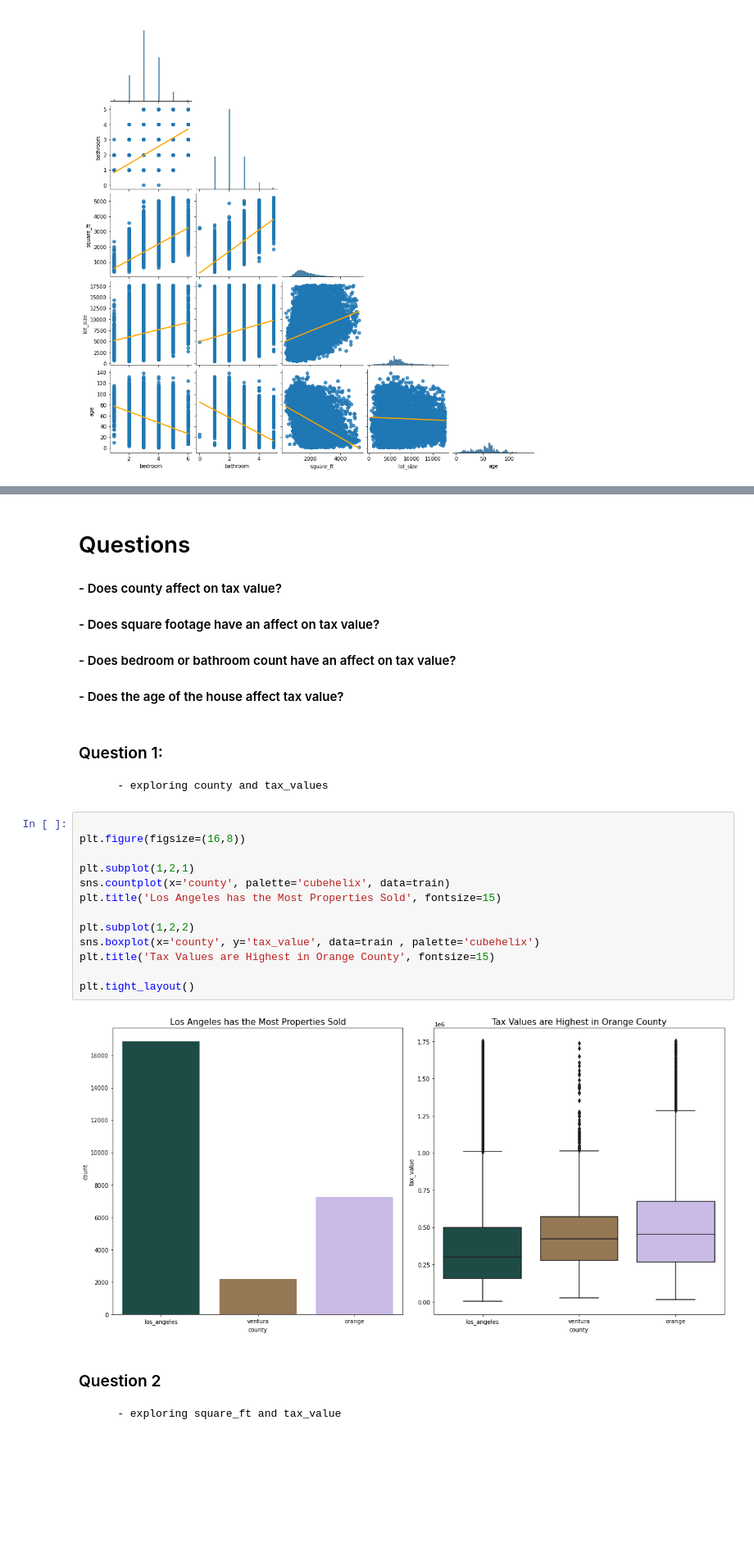
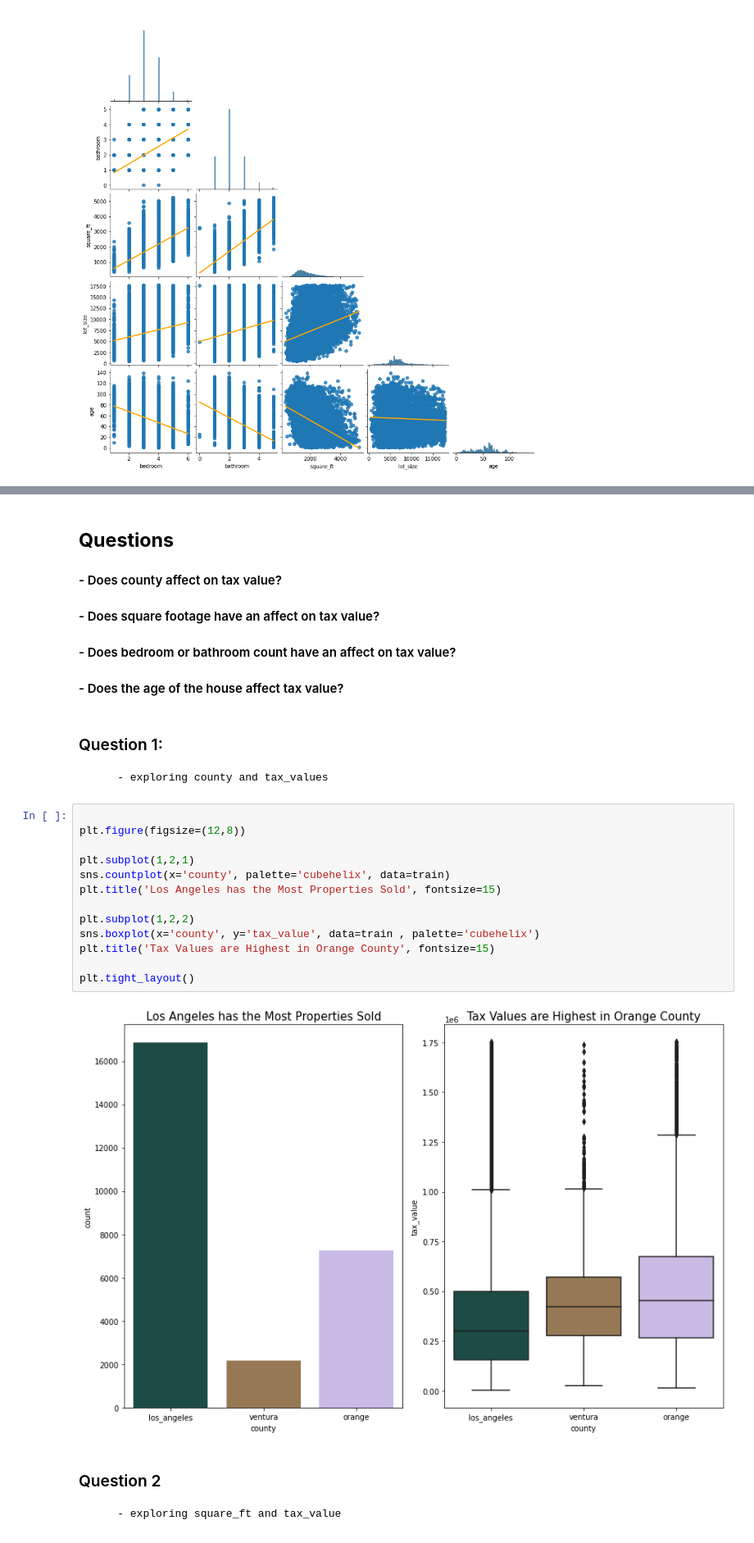
Before and after one commit to MatthewL09/zillow-regression-project, a Jupyter notebook: zillow_work.ipynb, the cells around one changed output, grey strips where cells are left out. Shown at 82% size. Drawn from its saved outputs; the diff is of its cells as text; blank space fills up the shorter version.

```diff
--- a/zillow_work.ipynb
+++ b/zillow_work.ipynb
@@ -453,7 +461,7 @@ corr_matrix["tax_value"].sort_values(ascending=False).reset_index().style.backgr
 | 8 | los_angeles | -0.173619 |
 | 9 | age | -0.237724 |
 # %% [markdown]
-# Questions
+## **Questions**
 #### - Does county affect on tax value?
 #### - Does square footage have an affect on tax value?
 #### - Does bedroom or bathroom count have an affect on tax value?
@@ -463,19 +471,19 @@ corr_matrix["tax_value"].sort_values(ascending=False).reset_index().style.backgr
         - exploring county and tax_values
 # %%
 
-plt.figure(figsize=(16,8))
+plt.figure(figsize=(12,8))
 
 plt.subplot(1,2,1)
 sns.countplot(x='county', palette='cubehelix', data=train)
 plt.title('Los Angeles has the Most Properties Sold', fontsize=15)
 
 plt.subplot(1,2,2)
 sns.boxplot(x='county', y='tax_value', data=train , palette='cubehelix')
 plt.title('Tax Values are Highest in Orange County', fontsize=15)
 
 plt.tight_layout()
 # %% [output]
-[figure, old version]
+[figure, new version]
 # %% [markdown]
 ### Question 2
         - exploring square_ft and tax_value
```
Also changed, not shown: parts of 29 cells of this notebook.
